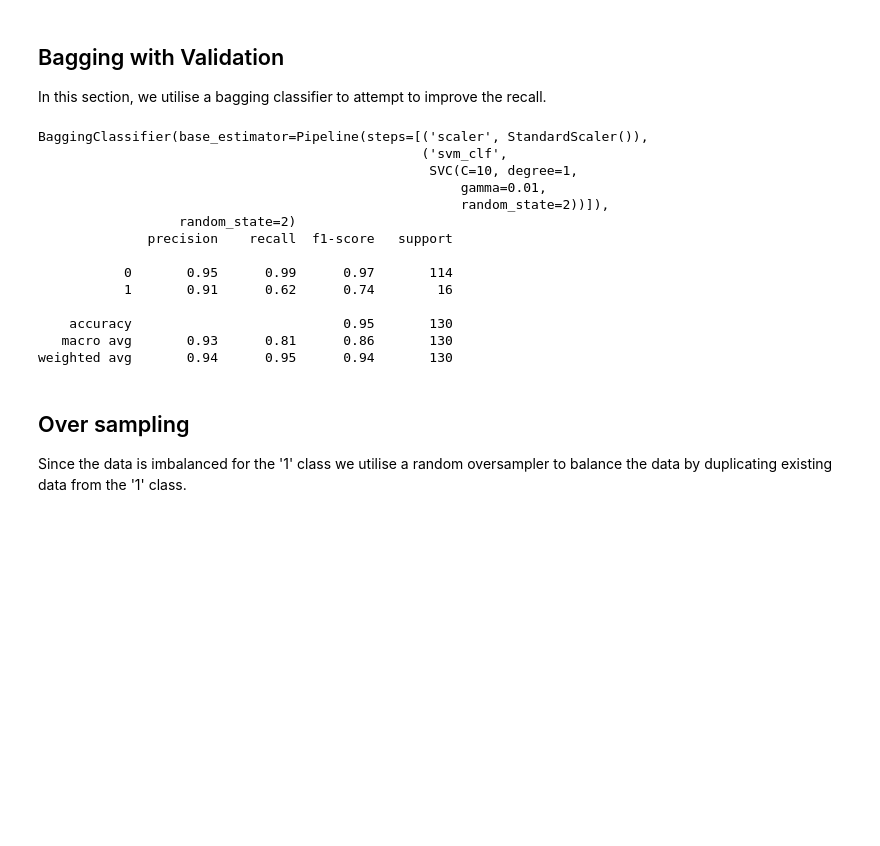
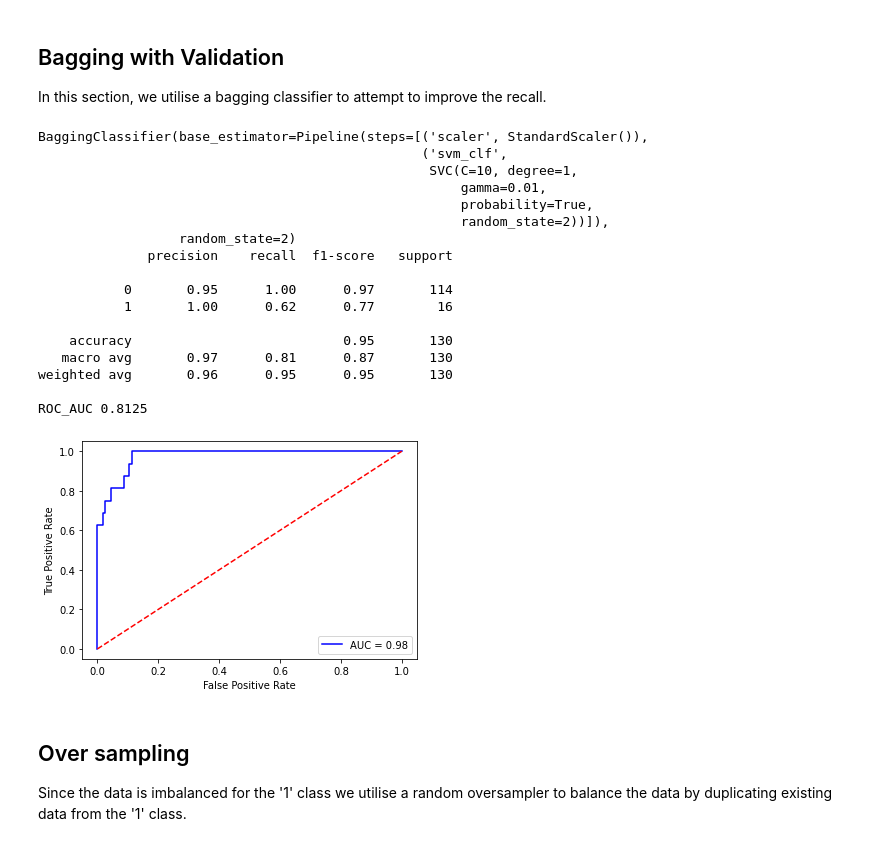
Before and after one commit to YMaher99/Machine-Learning-Course-Project, a Jupyter notebook: Classifying COVID-19 Deaths Using SVM and Decision Tree by Mostafa Lotfy and Youssef Maher.ipynb, the cells around one changed output. Saved outputs shown, nothing was run; the diff lists cells and outputs as text; code cells hidden in the pictures; blank space fills up the shorter version.

```diff
--- a/Classifying COVID-19 Deaths Using SVM and Decision Tree by Mostafa Lotfy and Youssef Maher.ipynb
+++ b/Classifying COVID-19 Deaths Using SVM and Decision Tree by Mostafa Lotfy and Youssef Maher.ipynb
@@ -183,7 +219,7 @@ parameters = list(itertools.product(c_values, gamma_values, degrees))
 for c, gamma, degree in parameters:
     rbf_kernel_svm_clf = Pipeline([
         ("scaler", StandardScaler()),
-        ("svm_clf", SVC(C=c, gamma=gamma, degree=degree, random_state = 2))
+        ("svm_clf", SVC(C=c, gamma=gamma, degree=degree, random_state = 2, probability=True))
     ])
     bagging_clf = BaggingClassifier(base_estimator=rbf_kernel_svm_clf, n_estimators=10, random_state=2)
     bagging_clf.fit(X_train, y_train)
@@ -194,23 +230,30 @@ for c, gamma, degree in parameters:
 df_scores = pd.DataFrame(dic)
 # %%
 bagging_clf = df_scores.iloc[df_scores['recall'].idxmax(), 0]
+y_predict = bagging_clf.predict(X_test)
 print(bagging_clf)
-print(classification_report(y_test, bagging_clf.predict(X_test)))
+print(classification_report(y_test, y_predict))
+print(f'ROC_AUC', roc_auc_score(y_test, y_predict))
+draw_roc_curve(bagging_clf,X_test,y_test)
 # %% [output]
 BaggingClassifier(base_estimator=Pipeline(steps=[('scaler', StandardScaler()),
                                                  ('svm_clf',
                                                   SVC(C=10, degree=1,
                                                       gamma=0.01,
+                                                      probability=True,
                                                       random_state=2))]),
                   random_state=2)
               precision    recall  f1-score   support
 
-           0       0.95      0.99      0.97       114
-           1       0.91      0.62      0.74        16
+           0       0.95      1.00      0.97       114
+           1       1.00      0.62      0.77        16
 
     accuracy                           0.95       130
-   macro avg       0.93      0.81      0.86       130
-weighted avg       0.94      0.95      0.94       130
+   macro avg       0.97      0.81      0.87       130
+weighted avg       0.96      0.95      0.95       130
+
+ROC_AUC 0.8125
+[figure, added]
 # %% [markdown]
 ## Over sampling
 Since the data is imbalanced for the '1' class we utilise a random oversampler to balance the data by duplicating existing data from the '1' class.
```
Also changed, not shown: parts of 17 cells of this notebook, 1 other file.
